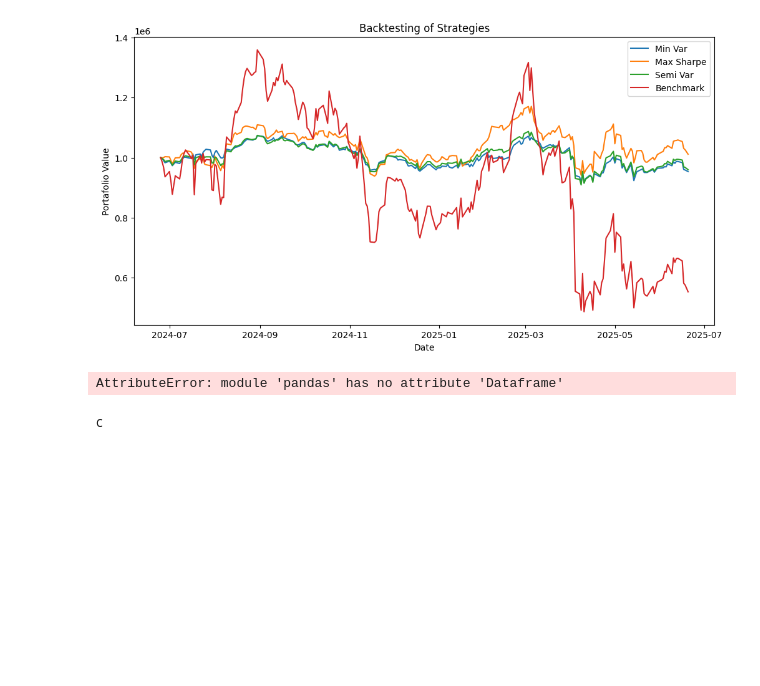
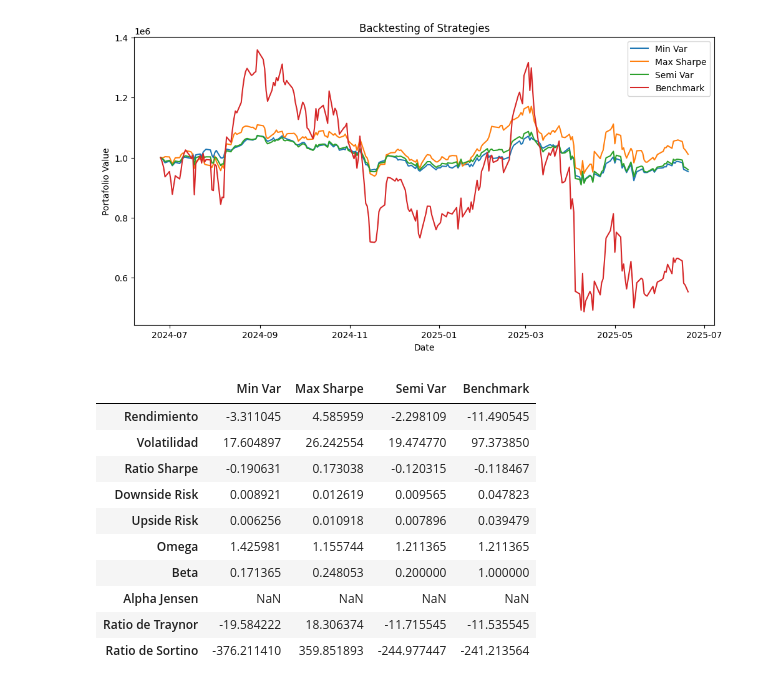
Before and after one commit to ppmelch/Portafolios-de-Inversi-n, a Jupyter notebook: Parcial 2/Repaso 2/Repaso práctico.ipynb, the cells around one changed output. Saved outputs shown, nothing was run; the diff lists cells and outputs as text; code cells hidden in the pictures; blank space fills up the shorter version.

```diff
--- a/Parcial 2/Repaso 2/Repaso práctico.ipynb
+++ b/Parcial 2/Repaso 2/Repaso práctico.ipynb
@@ -277,8 +293,16 @@ history = backtesting(bt_prices,benchmark, w_dict, capital )
 # %% [output]
 [figure]
 # %%
-metrics = metrics(history, 0.045)
+metrics(history, rf= 0.045)
 # %% [output]
-AttributeError: module 'pandas' has no attribute 'Dataframe'
+|  | Min Var | Max Sharpe | Semi Var | Benchmark |
+| Rendimiento | -3.311045 | 4.585959 | -2.298109 | -11.490545 |
+| Volatilidad | 17.604897 | 26.242554 | 19.474770 | 97.373850 |
+| Ratio Sharpe | -0.190631 | 0.173038 | -0.120315 | -0.118467 |
+| Downside Risk | 0.008921 | 0.012619 | 0.009565 | 0.047823 |
+| Upside Risk | 0.006256 | 0.010918 | 0.007896 | 0.039479 |
+| Omega | 1.425981 | 1.155744 | 1.211365 | 1.211365 |
+| Beta | 0.171365 | 0.248053 | 0.200000 | 1.000000 |
+| Alpha Jensen | NaN | NaN | NaN | NaN |
+| Ratio de Traynor | -19.584222 | 18.306374 | -11.715545 | -11.535545 |
+| Ratio de Sortino | -376.211410 | 359.851893 | -244.977447 | -241.213564 |
-# %% [markdown]
-c
```
Also changed, not shown: parts of 4 cells of this notebook, 1 other file.
